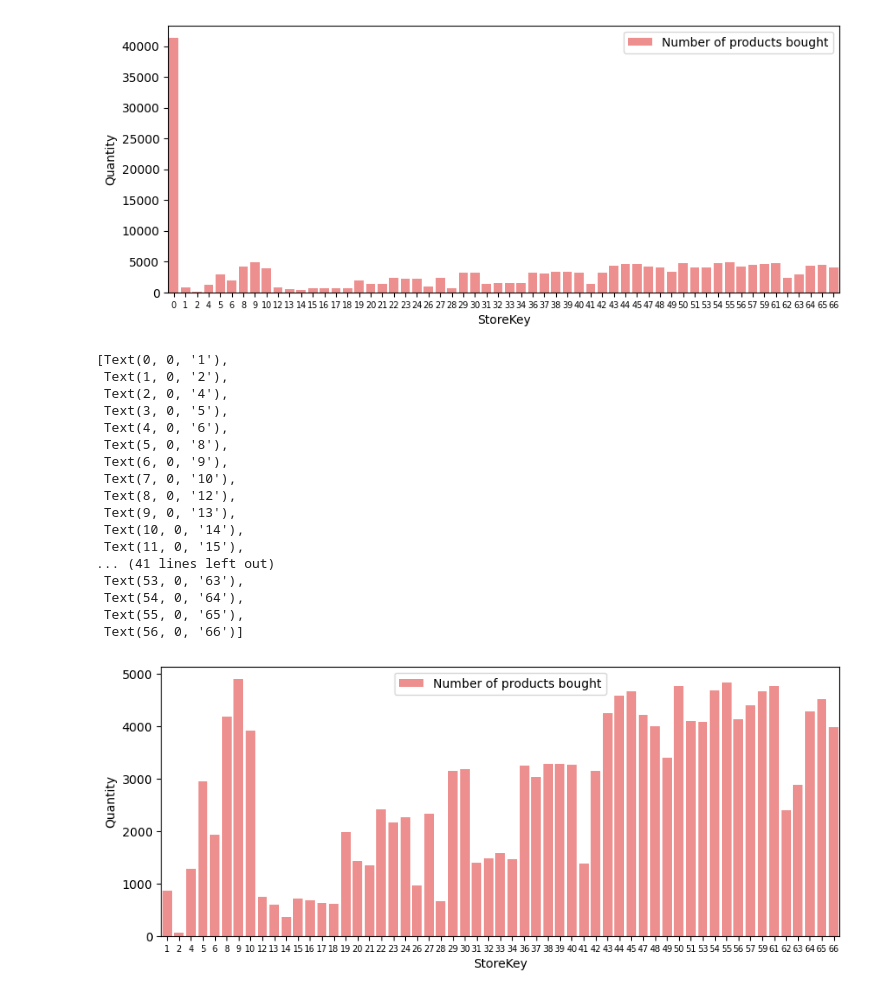
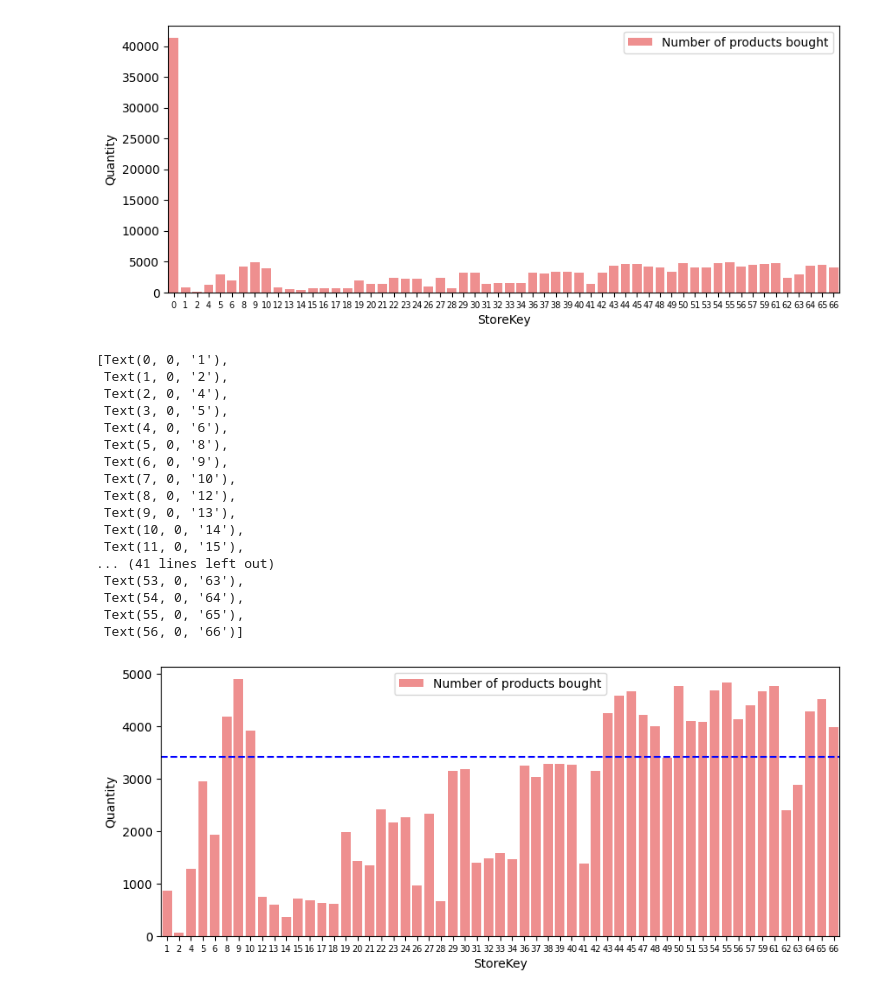
Before and after one commit to Hubert-Pierzchalski/Electronic_Store_Data_Vis, a Jupyter notebook: main.ipynb, the cells around one changed output. Cells and saved outputs as stored; diff of their text form; code cells hidden in the pictures.

```diff
--- a/main.ipynb
+++ b/main.ipynb
@@ -17,0 +32,4 @@ Stores = pd.read_csv('Stores.csv', encoding='mac_roman')
+# %%
+Sales.info()
+Sales["Order Date"] = pd.to_datetime(Sales["Order Date"], format="%m/%d/%Y")
+Sales['YearMonth'] = Sales['Order Date'].dt.to_period('M') # Format: YYYY-MM (as a Period)
@@ -235,24 +262,26 @@ ax.set_xticklabels(ax.get_xticklabels(), fontsize=7)#, rotation=40, ha="right"
 # %%
 AUX = Qunat_Store_Sum.index.isin([0])
 plt.figure(figsize=(10,4))
 ax = sns.barplot(x="StoreKey", y="Quantity", data=Qunat_Store_Sum[~AUX], color='red', label='Number of products bought', alpha=0.5)
+avg_quantity = Qunat_Store_Sum["Quantity"].mean()
+ax.axhline(avg_quantity, color='blue', linestyle='--', label='Average Quantity Sold')
 ax.set_xticklabels(ax.get_xticklabels(), fontsize=7)#, rotation=40, ha="right"
 # %% [output]
 [Text(0, 0, '1'),
  Text(1, 0, '2'),
  Text(2, 0, '4'),
  Text(3, 0, '5'),
  Text(4, 0, '6'),
  Text(5, 0, '8'),
  Text(6, 0, '9'),
  Text(7, 0, '10'),
  Text(8, 0, '12'),
  Text(9, 0, '13'),
  Text(10, 0, '14'),
  Text(11, 0, '15'),
 ... (41 lines left out)
  Text(53, 0, '63'),
  Text(54, 0, '64'),
  Text(55, 0, '65'),
  Text(56, 0, '66')]
-[figure, old version]
+[figure, new version]
```
Also changed, not shown: parts of 21 cells of this notebook.
